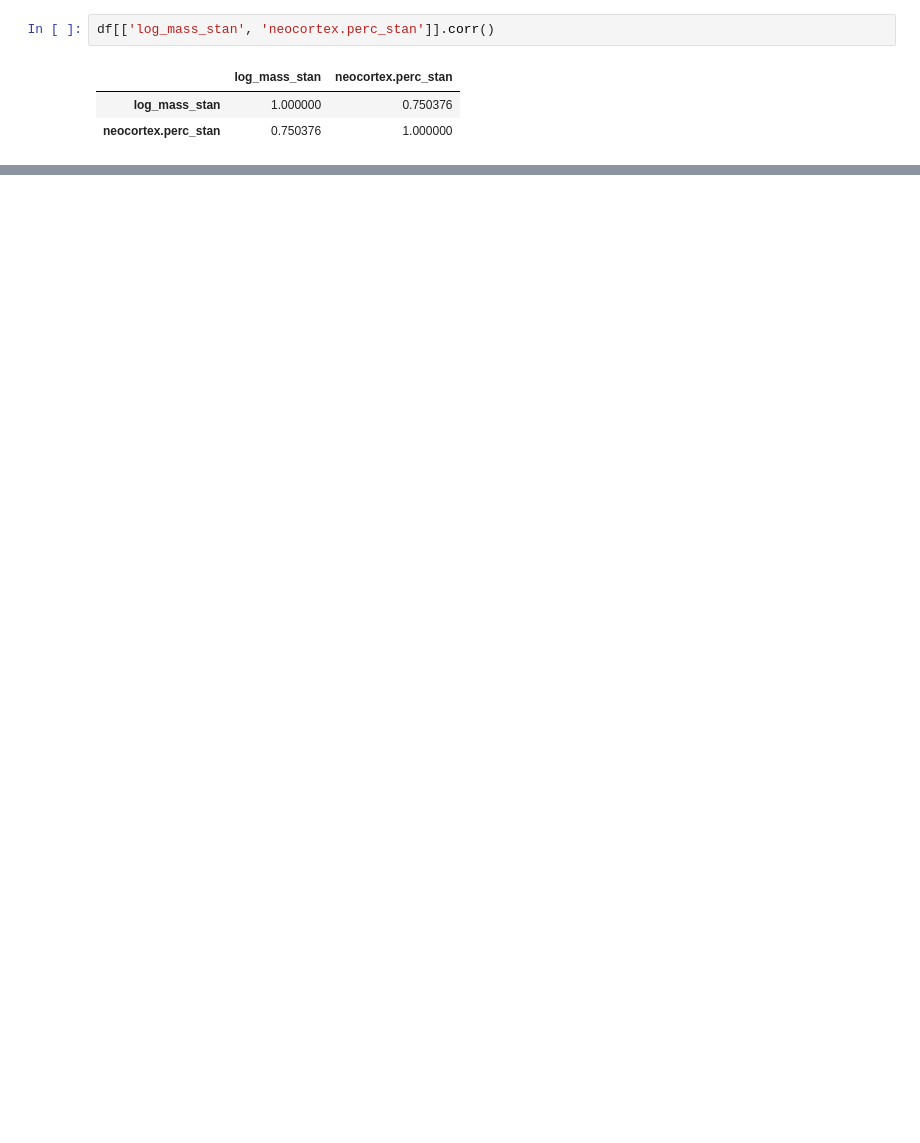
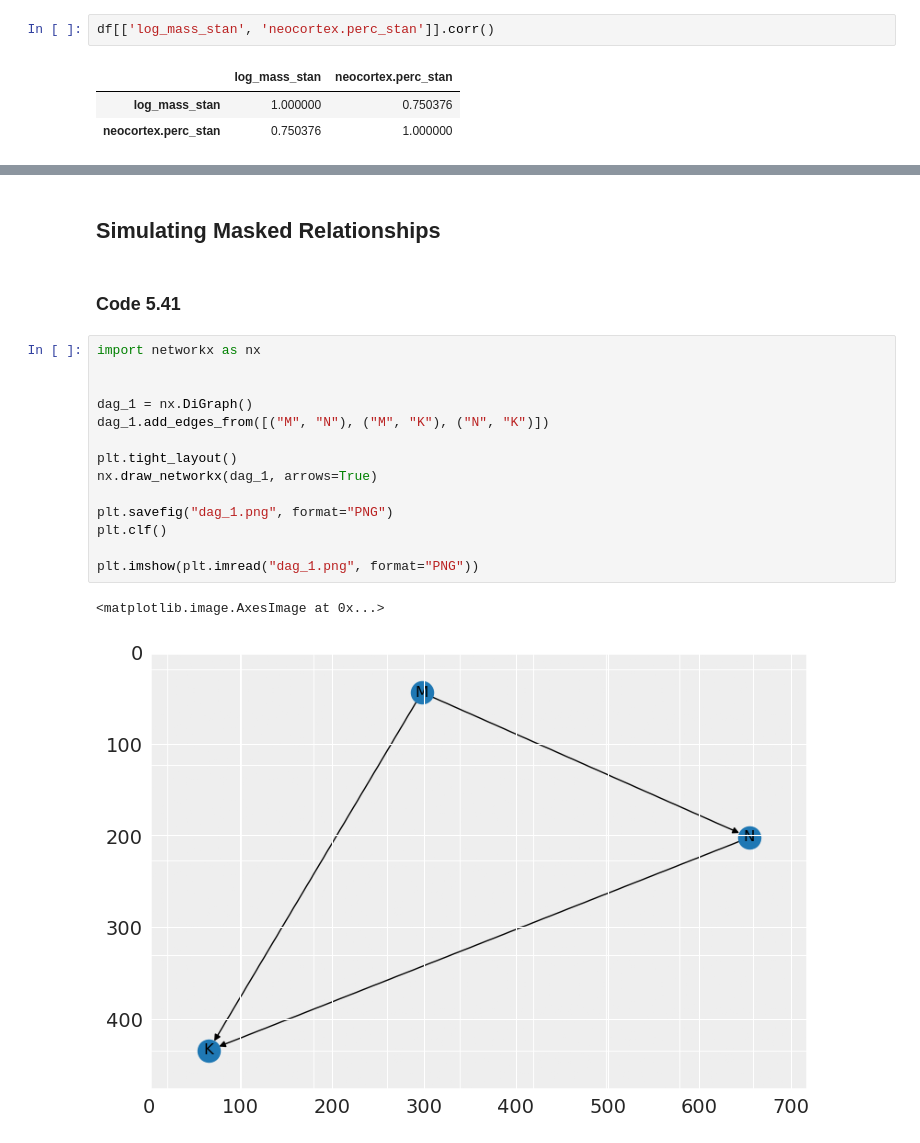
Before and after one commit to somnath1077/statistical_rethinking, a Jupyter notebook: code/ch05/nb03_masked_relationships.ipynb, the cells around one changed output, grey strips where cells are left out. Cells and saved outputs as stored; diff of their text form; blank space fills up the shorter version.

Commit message:
simulate masked relationship

```diff
--- a/code/ch05/nb03_masked_relationships.ipynb
+++ b/code/ch05/nb03_masked_relationships.ipynb
@@ -390,0 +433,21 @@ In this case, we have a response variable $Y$ and two predictor variables $X_1$
+# %% [markdown]
+## Simulating Masked Relationships
+# %% [markdown]
+### Code 5.41
+# %%
+import networkx as nx
+
+
+dag_1 = nx.DiGraph()
+dag_1.add_edges_from([("M", "N"), ("M", "K"), ("N", "K")])
+
+plt.tight_layout()
+nx.draw_networkx(dag_1, arrows=True)
+
+plt.savefig("dag_1.png", format="PNG")
+plt.clf()
+
+plt.imshow(plt.imread("dag_1.png", format="PNG"))
+# %% [output]
+<matplotlib.image.AxesImage at 0x...>
+[figure, added]
```
Also changed, not shown: parts of 27 cells of this notebook.
